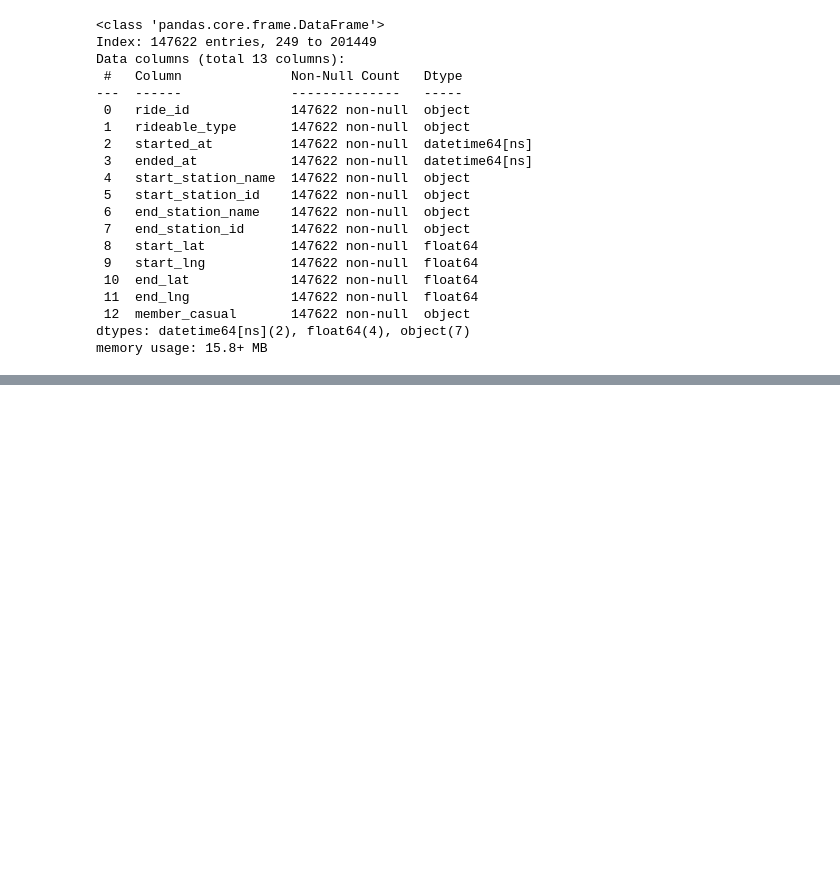
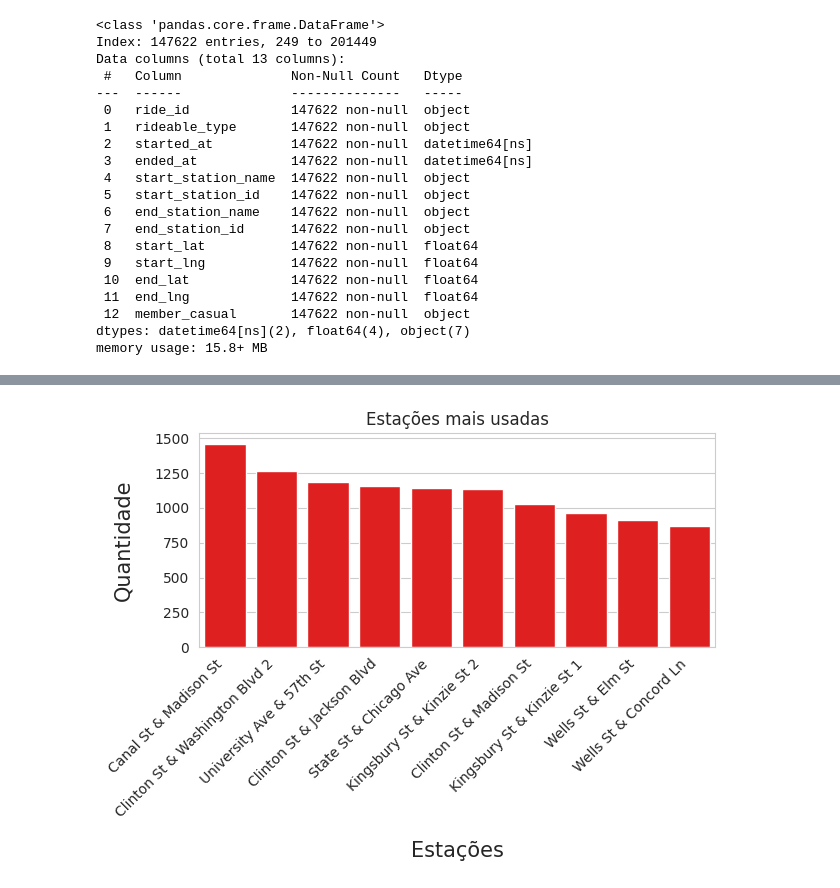
Before and after one commit to Dansouza-web/Caso-de-Estudo-De-Uma-Empresa-de-Biclietas-do-Curso-De-An-lise-de-Dados-do-Google, a Jupyter notebook: Limpeza.ipynb, the cells around one changed output, grey strips where cells are left out. Saved outputs shown, nothing was run; the diff lists cells and outputs as text; code cells hidden in the pictures; blank space fills up the shorter version.

```diff
--- a/Limpeza.ipynb
+++ b/Limpeza.ipynb
@@ -123,0 +105,12 @@ df['hour']=df['started_at'].dt.hour
+# %%
+#vendo quais são as estações mais usadas
+df_estações_mais_usadas = df['start_station_name'].value_counts().head(10)
+sns.barplot(x=df_estações_mais_usadas.index, y=df_estações_mais_usadas.values,color='red')
+plt.title('Estações mais usadas')
+plt.xticks(size= 10,rotation=45, ha='right')
+plt.xlabel('Estações',fontsize=15, labelpad=15)
+plt.ylabel('Quantidade',fontsize=15,labelpad=15)
+plt.tight_layout()
+plt.show()
+# %% [output]
+[figure, added]
```
Also changed, not shown: parts of 13 cells of this notebook.
